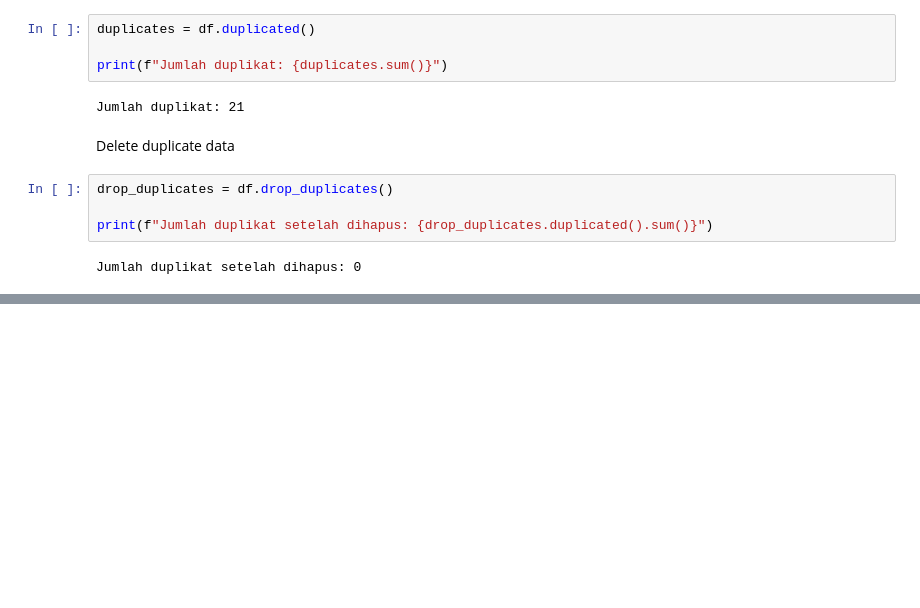
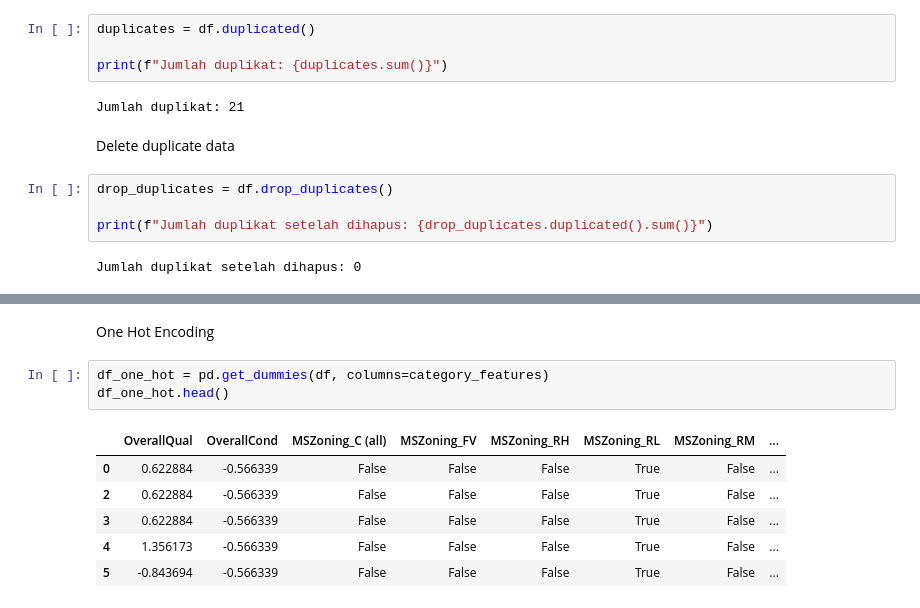
Before and after one commit to Andrian206/belajar-machine-learning-workflow, a Jupyter notebook: latihan.ipynb, the cells around one changed output, grey strips where cells are left out. Drawn from its saved outputs; the diff is of its cells as text; blank space fills up the shorter version.

```diff
--- a/latihan.ipynb
+++ b/latihan.ipynb
@@ -212,0 +225,12 @@ Jumlah duplikat setelah dihapus: 0
+# %% [markdown]
+One Hot Encoding
+# %%
+df_one_hot = pd.get_dummies(df, columns=category_features)
+df_one_hot.head()
+# %% [output]
+|  | OverallQual | OverallCond | MSZoning_C (all) | MSZoning_FV | MSZoning_RH | MSZoning_RL | MSZoning_RM | ... |
+| 0 | 0.622884 | -0.566339 | False | False | False | True | False | ... |
+| 2 | 0.622884 | -0.566339 | False | False | False | True | False | ... |
+| 3 | 0.622884 | -0.566339 | False | False | False | True | False | ... |
+| 4 | 1.356173 | -0.566339 | False | False | False | True | False | ... |
+| 5 | -0.843694 | -0.566339 | False | False | False | True | False | ... |
```
Also changed, not shown: parts of 4 cells of this notebook.
